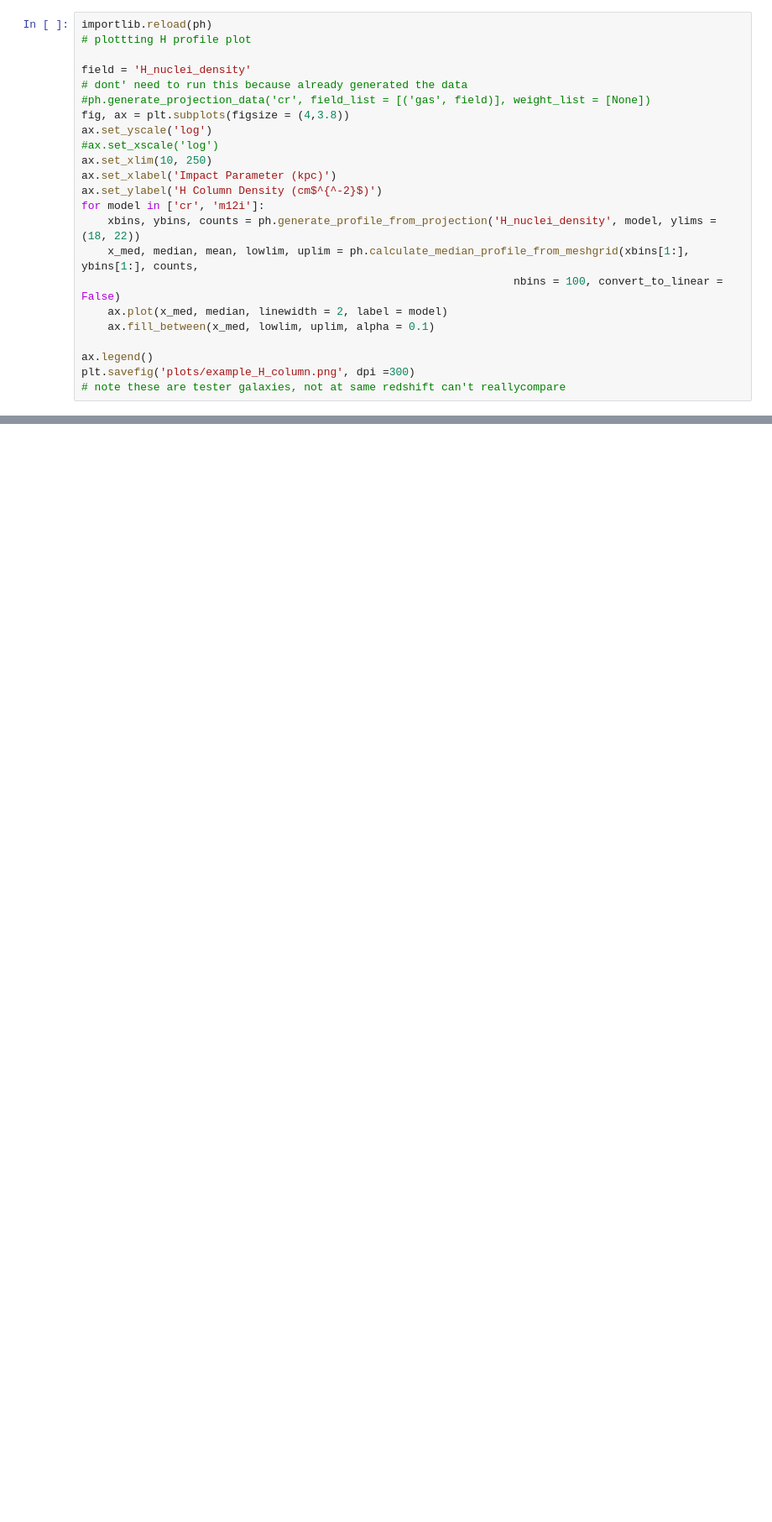
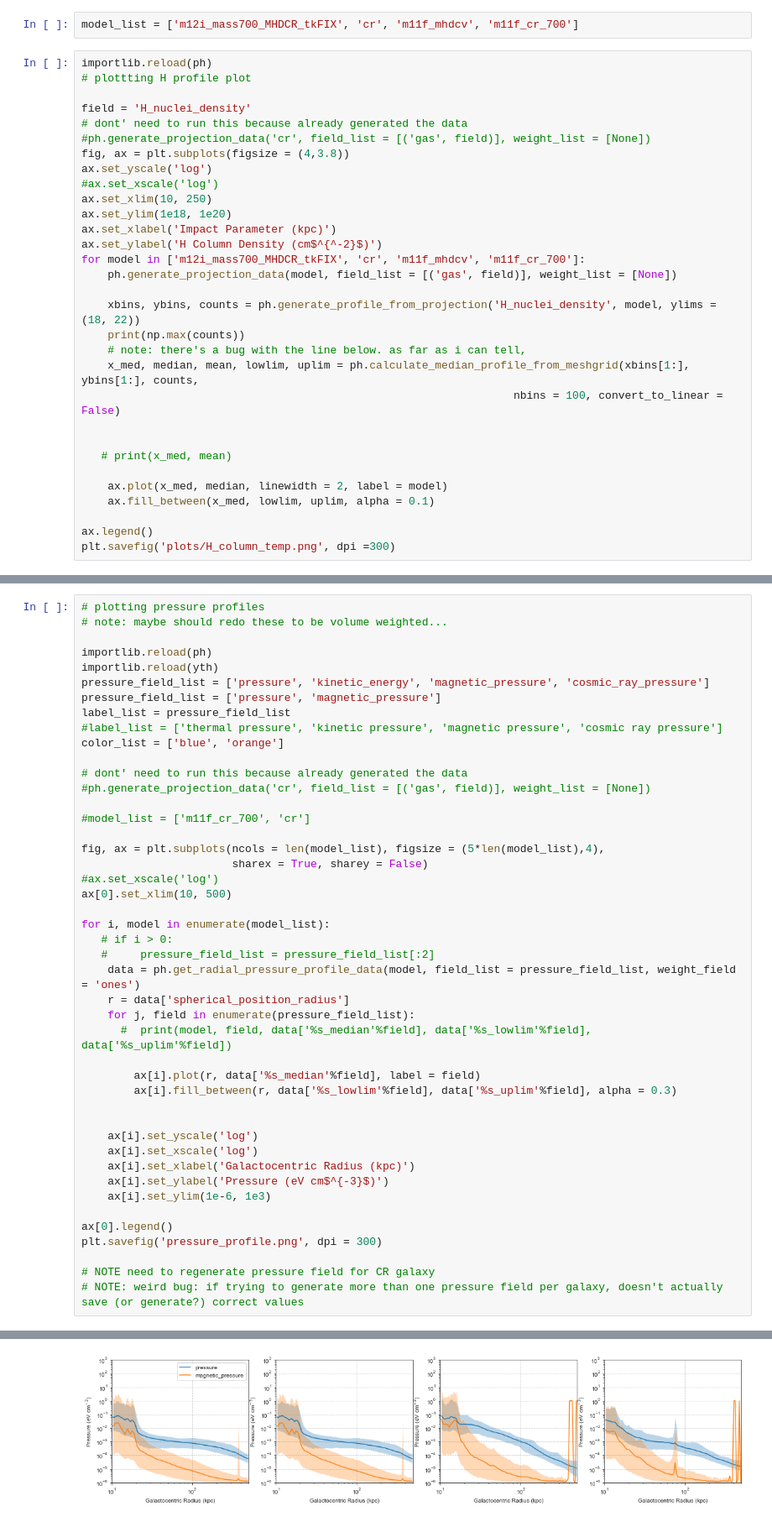
Before and after one commit to ibutsky/cr_diff_cgm, a Jupyter notebook: paper_plots.ipynb, the cells around one changed output, grey strips where cells are left out. Shown at 84% size. Drawn from its saved outputs; the diff is of its cells as text; blank space fills up the shorter version.

Commit message:
adding new pressure plots and sfr plot

```diff
--- a/paper_plots.ipynb
+++ b/paper_plots.ipynb
@@ -15,6 +16,8 @@ sns.set_style("ticks",{'axes.grid': True, 'grid.linestyle': '--'})
 import importlib
 import yt_helper as yth
 import plotting_helper_functions as ph
+# %%
+model_list = ['m12i_mass700_MHDCR_tkFIX', 'cr', 'm11f_mhdcv', 'm11f_cr_700']
 # %%
 importlib.reload(ph)
 # plottting H profile plot
@@ -26,16 +29,24 @@ fig, ax = plt.subplots(figsize = (4,3.8))
 ax.set_yscale('log')
 #ax.set_xscale('log')
 ax.set_xlim(10, 250)
+ax.set_ylim(1e18, 1e20)
 ax.set_xlabel('Impact Parameter (kpc)')
 ax.set_ylabel('H Column Density (cm$^{^-2}$)')
-for model in ['cr', 'm12i']:
+for model in ['m12i_mass700_MHDCR_tkFIX', 'cr', 'm11f_mhdcv', 'm11f_cr_700']:
+    ph.generate_projection_data(model, field_list = [('gas', field)], weight_list = [None])
+
     xbins, ybins, counts = ph.generate_profile_from_projection('H_nuclei_density', model, ylims = (18, 22))
+    print(np.max(counts))
+    # note: there's a bug with the line below. as far as i can tell,
     x_med, median, mean, lowlim, uplim = ph.calculate_median_profile_from_meshgrid(xbins[1:], ybins[1:], counts,
                                                                   nbins = 100, convert_to_linear = False)
+
+
+   # print(x_med, mean)
+
     ax.plot(x_med, median, linewidth = 2, label = model)
     ax.fill_between(x_med, lowlim, uplim, alpha = 0.1)
 
 ax.legend()
-plt.savefig('plots/example_H_column.png', dpi =300)
-# note these are tester galaxies, not at same redshift can't reallycompare
+plt.savefig('plots/H_column_temp.png', dpi =300)
 # %% [output]
@@ -70,0 +111,46 @@ for i, model in enumerate(model_list):
+# %%
+# plotting pressure profiles
+# note: maybe should redo these to be volume weighted...
+
+importlib.reload(ph)
+importlib.reload(yth)
+pressure_field_list = ['pressure', 'kinetic_energy', 'magnetic_pressure', 'cosmic_ray_pressure']
+pressure_field_list = ['pressure', 'magnetic_pressure']
+label_list = pressure_field_list
+#label_list = ['thermal pressure', 'kinetic pressure', 'magnetic pressure', 'cosmic ray pressure']
+color_list = ['blue', 'orange']
+
+# dont' need to run this because already generated the data
+#ph.generate_projection_data('cr', field_list = [('gas', field)], weight_list = [None])
+
+#model_list = ['m11f_cr_700', 'cr']
+
+fig, ax = plt.subplots(ncols = len(model_list), figsize = (5*len(model_list),4),
+                       sharex = True, sharey = False)
+#ax.set_xscale('log')
+ax[0].set_xlim(10, 500)
+
+for i, model in enumerate(model_list):
+   # if i > 0:
+   #     pressure_field_list = pressure_field_list[:2]
+    data = ph.get_radial_pressure_profile_data(model, field_list = pressure_field_list, weight_field = 'ones')
+    r = data['spherical_position_radius']
+    for j, field in enumerate(pressure_field_list):
+      #  print(model, field, data['%s_median'%field], data['%s_lowlim'%field],  data['%s_uplim'%field])
+
+        ax[i].plot(r, data['%s_median'%field], label = field)
+        ax[i].fill_between(r, data['%s_lowlim'%field], data['%s_uplim'%field], alpha = 0.3)
+
+
+    ax[i].set_yscale('log')
+    ax[i].set_xscale('log')
+    ax[i].set_xlabel('Galactocentric Radius (kpc)')
+    ax[i].set_ylabel('Pressure (eV cm$^{-3}$)')
+    ax[i].set_ylim(1e-6, 1e3)
+
+ax[0].legend()
+plt.savefig('pressure_profile.png', dpi = 300)
+
+# NOTE need to regenerate pressure field for CR galaxy
+# NOTE: weird bug: if trying to generate more than one pressure field per galaxy, doesn't actually save (or generate?) correct values
+# %% [output]
@@ -70,0 +174 @@ for i, model in enumerate(model_list):
+[figure, added]
```
Also changed, not shown: parts of 15 cells of this notebook, 2 other files.
